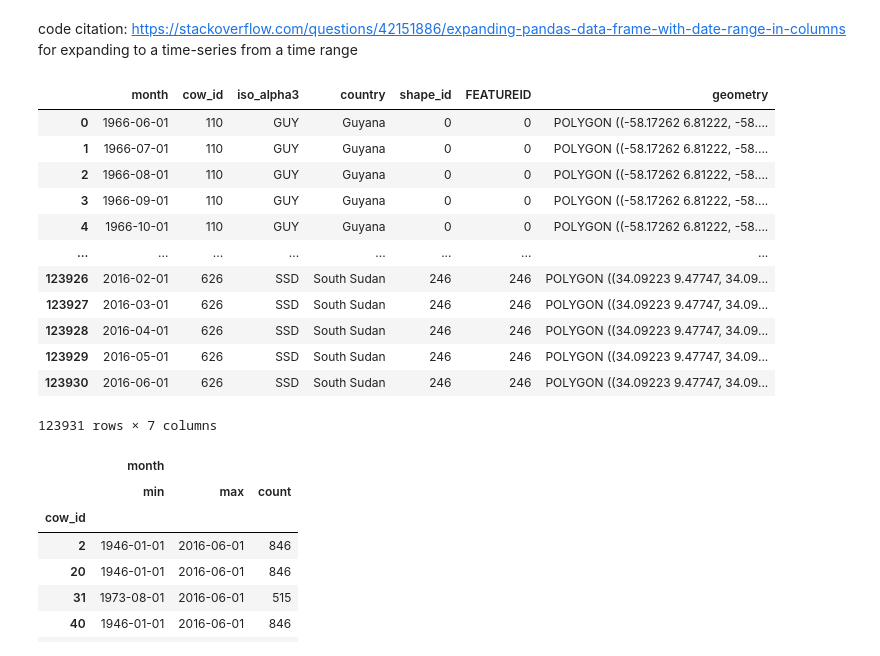
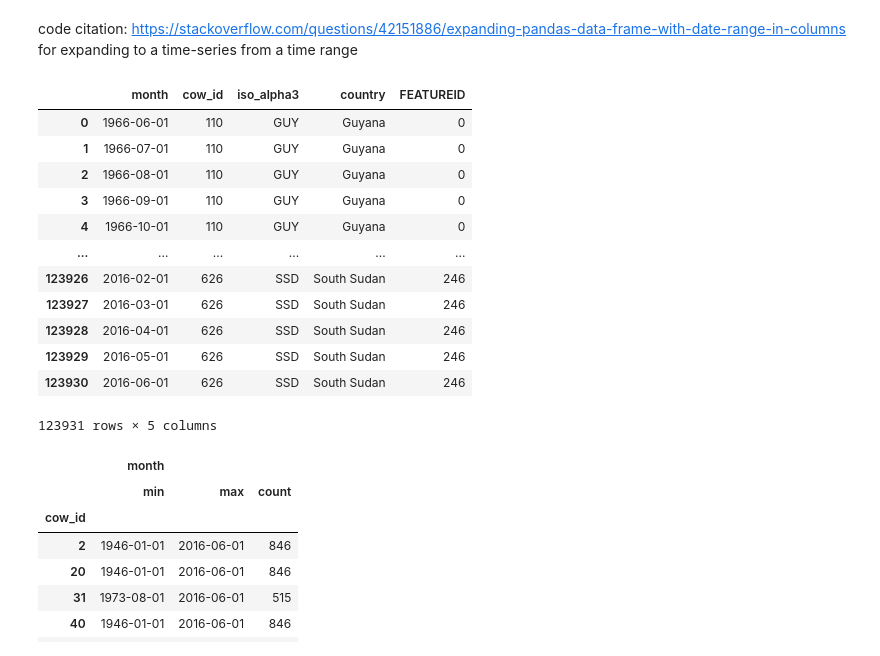
Before and after one commit to jenna-jordan/IS590DV-FinalProject, a Jupyter notebook: Map of CoW vs UCDP.ipynb, the cells around one changed output. Drawn from its saved outputs; the diff is of its cells as text; code cells hidden in the pictures.

```diff
--- a/Map of CoW vs UCDP.ipynb
+++ b/Map of CoW vs UCDP.ipynb
@@ -63,28 +64,27 @@ for expanding to a time-series from a time range
 # %%
 cow_geo_ts_df = pd.concat([pd.DataFrame({'month': pd.date_range(row.StartDate, row.EndDate, freq='MS'),
                                          'cow_id': row.COWCODE,
                                          'iso_alpha3': row.ISO1AL3,
                                          'country': row.CNTRY_NAME,
-                                         'shape_id': row.FEATUREID},
-                                columns=['month', 'cow_id', 'iso_alpha3', 'country', 'shape_id'])
+                                         'FEATUREID': row.FEATUREID},
+                                columns=['month', 'cow_id', 'iso_alpha3', 'country', 'FEATUREID'])
                            for i, row in cow_geo_df.iterrows()], ignore_index=True)
 
-cow_geo_ts_df = cow_geo_ts_df.merge(cow_geo_df[['FEATUREID', 'geometry']], left_on=['shape_id'], right_on=['FEATUREID'])
 cow_geo_ts_df
 # %% [output]
-|  | month | cow_id | iso_alpha3 | country | shape_id | FEATUREID | geometry |
-| 0 | 1966-06-01 | 110 | GUY | Guyana | 0 | 0 | POLYGON ((-58.17262 6.81222, -58.... |
-| 1 | 1966-07-01 | 110 | GUY | Guyana | 0 | 0 | POLYGON ((-58.17262 6.81222, -58.... |
-| 2 | 1966-08-01 | 110 | GUY | Guyana | 0 | 0 | POLYGON ((-58.17262 6.81222, -58.... |
-| 3 | 1966-09-01 | 110 | GUY | Guyana | 0 | 0 | POLYGON ((-58.17262 6.81222, -58.... |
-| 4 | 1966-10-01 | 110 | GUY | Guyana | 0 | 0 | POLYGON ((-58.17262 6.81222, -58.... |
-| ... | ... | ... | ... | ... | ... | ... | ... |
-| 123926 | 2016-02-01 | 626 | SSD | South Sudan | 246 | 246 | POLYGON ((34.09223 9.47747, 34.09... |
-| 123927 | 2016-03-01 | 626 | SSD | South Sudan | 246 | 246 | POLYGON ((34.09223 9.47747, 34.09... |
-| 123928 | 2016-04-01 | 626 | SSD | South Sudan | 246 | 246 | POLYGON ((34.09223 9.47747, 34.09... |
-| 123929 | 2016-05-01 | 626 | SSD | South Sudan | 246 | 246 | POLYGON ((34.09223 9.47747, 34.09... |
-| 123930 | 2016-06-01 | 626 | SSD | South Sudan | 246 | 246 | POLYGON ((34.09223 9.47747, 34.09... |
+|  | month | cow_id | iso_alpha3 | country | FEATUREID |
+| 0 | 1966-06-01 | 110 | GUY | Guyana | 0 |
+| 1 | 1966-07-01 | 110 | GUY | Guyana | 0 |
+| 2 | 1966-08-01 | 110 | GUY | Guyana | 0 |
+| 3 | 1966-09-01 | 110 | GUY | Guyana | 0 |
+| 4 | 1966-10-01 | 110 | GUY | Guyana | 0 |
+| ... | ... | ... | ... | ... | ... |
+| 123926 | 2016-02-01 | 626 | SSD | South Sudan | 246 |
+| 123927 | 2016-03-01 | 626 | SSD | South Sudan | 246 |
+| 123928 | 2016-04-01 | 626 | SSD | South Sudan | 246 |
+| 123929 | 2016-05-01 | 626 | SSD | South Sudan | 246 |
+| 123930 | 2016-06-01 | 626 | SSD | South Sudan | 246 |
-123931 rows × 7 columns
+123931 rows × 5 columns
 # %%
 cow_geo_ts_df.groupby('cow_id').agg({'month': ['min', 'max', 'count']})
 # %% [output]
```
Also changed, not shown: parts of 12 cells of this notebook, 4 other files.
